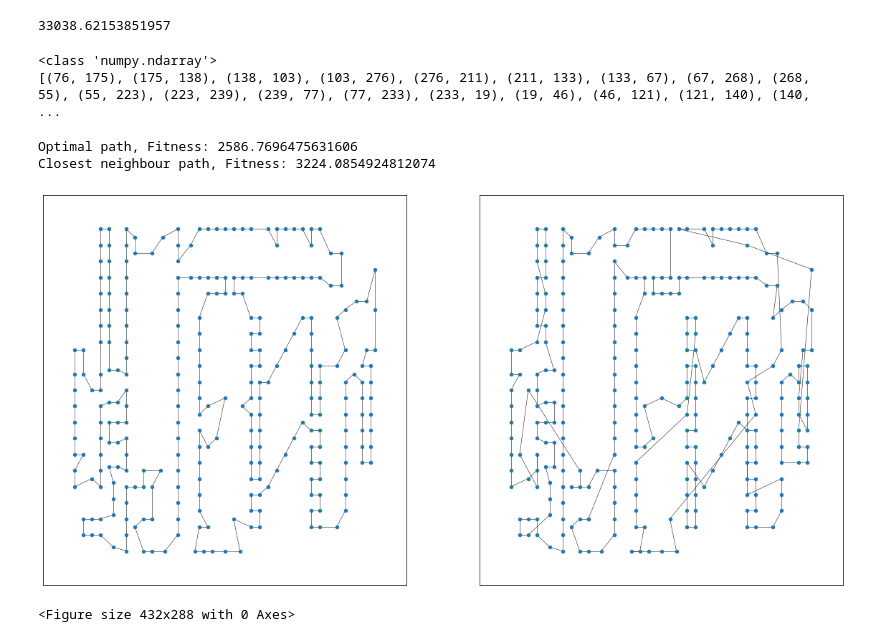
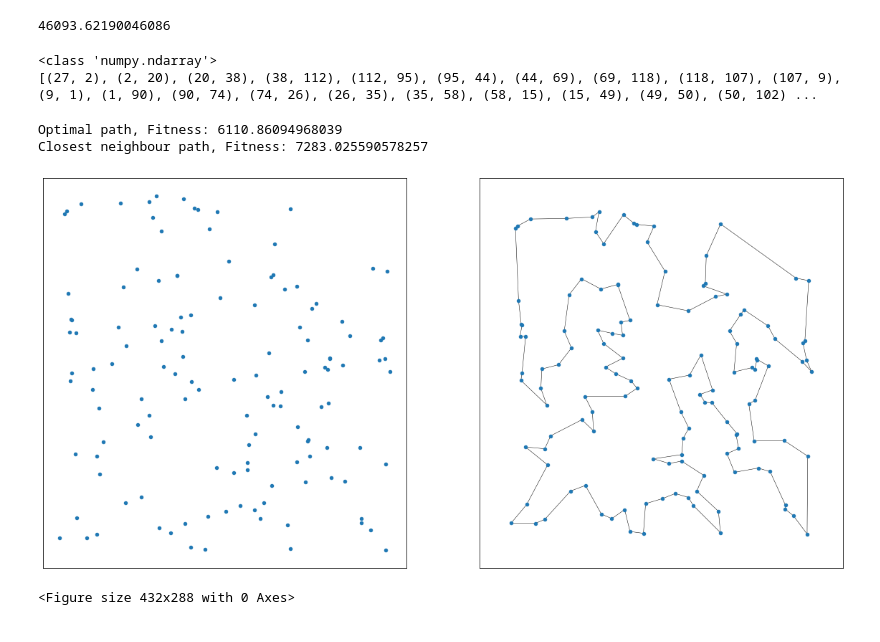
Before and after one commit to ElFilosofoX/natural_computing_project, a Jupyter notebook: testing_tsp.ipynb, the cells around one changed output. Cells and saved outputs as stored; diff of their text form; code cells hidden in the pictures.

```diff
--- a/testing_tsp.ipynb
+++ b/testing_tsp.ipynb
@@ -6,7 +6,7 @@ import matplotlib.pyplot as plt
 import math
 import functions as f
 # %%
-filename = "a280.tsp"
+filename = "ch130.tsp"
 problem = tsplib95.load(filename)
 G  = problem.get_graph()
 layout = nx.spring_layout(G,seed=0)
@@ -36,13 +36,13 @@ def get_fitness(edge_list):
 edge_list = get_edge_list(arr)
 get_fitness(edge_list)
 # %% [output]
-33038.62153851957
+46093.62190046086
 # %%
 print(type(arr))
 print(get_edge_list([i[0] for i in edge_list]))
 # %% [output]
 <class 'numpy.ndarray'>
-[(76, 175), (175, 138), (138, 103), (103, 276), (276, 211), (211, 133), (133, 67), (67, 268), (268, 55), (55, 223), (223, 239), (239, 77), (77, 233), (233, 19), (19, 46), (46, 121), (121, 140), (140,  ...
+[(27, 2), (2, 20), (20, 38), (38, 112), (112, 95), (95, 44), (44, 69), (69, 118), (118, 107), (107, 9), (9, 1), (1, 90), (90, 74), (74, 26), (26, 35), (35, 58), (58, 15), (15, 49), (49, 50), (50, 102) ...
 # %%
 dictionary = dict()
 G.nodes[1]['coord']
@@ -50,25 +50,25 @@ for i in range(1,len(G.nodes)+1):
     dictionary[i] = G.nodes[i]['coord']
 # print (dictionary)
 # %%
-solution = tsplib95.load("a280.opt.tour").tours[0]
+solution = tsplib95.load("ch130.opt.tour").tours[0]
 solution = get_edge_list(solution)
 fig, axs = plt.subplots(1,2, figsize=(20,10))
 fit = str(f.get_fitness(G,solution))
 print(f"Optimal path, Fitness: " + fit)
-nx.draw_networkx(G, pos=dictionary, with_labels=False, node_size=20, edgelist=[], ax=axs[0], label=fit)
-nx.draw_networkx_edges(G, pos=dictionary, width=0.5,edgelist=solution, ax=axs[0], label=fit)
+nx.draw_networkx(G, pos=dictionary, with_labels=False, node_size=20, edgelist=[], ax=axs[1], label=fit)
+nx.draw_networkx_edges(G, pos=dictionary, width=0.5,edgelist=solution, ax=axs[1], label=fit)
 
 
 path = f.closest_neighbour_alg(G)
 fit = str(f.get_fitness(G,f.get_edge_list(path)))
 print(f"Closest neighbour path, Fitness: " + fit)
-nx.draw_networkx(G, pos=dictionary, with_labels=False, node_size=20, edgelist=[], ax=axs[1], label=fit)
-nx.draw_networkx_edges(G, pos=dictionary, width=0.5,edgelist=f.get_edge_list(path), ax=axs[1], label=fit)
+nx.draw_networkx(G, pos=dictionary, with_labels=False, node_size=20, edgelist=[], ax=axs[0], label=fit)
+# nx.draw_networkx_edges(G, pos=dictionary, width=0.5,edgelist=f.get_edge_list(path), ax=axs[1], label=fit)
 plt.show()
 # %% [output]
-Optimal path, Fitness: 2586.7696475631606
-Closest neighbour path, Fitness: 3224.0854924812074
+Optimal path, Fitness: 6110.86094968039
+Closest neighbour path, Fitness: 7283.025590578257
-[figure, old version]
+[figure, new version]
 # %%
 p1 = f.generate_random_inividual(G)
 p2 = f.generate_random_inividual(G)
```
Also changed, not shown: parts of 1 cell of this notebook, 3 other files.
